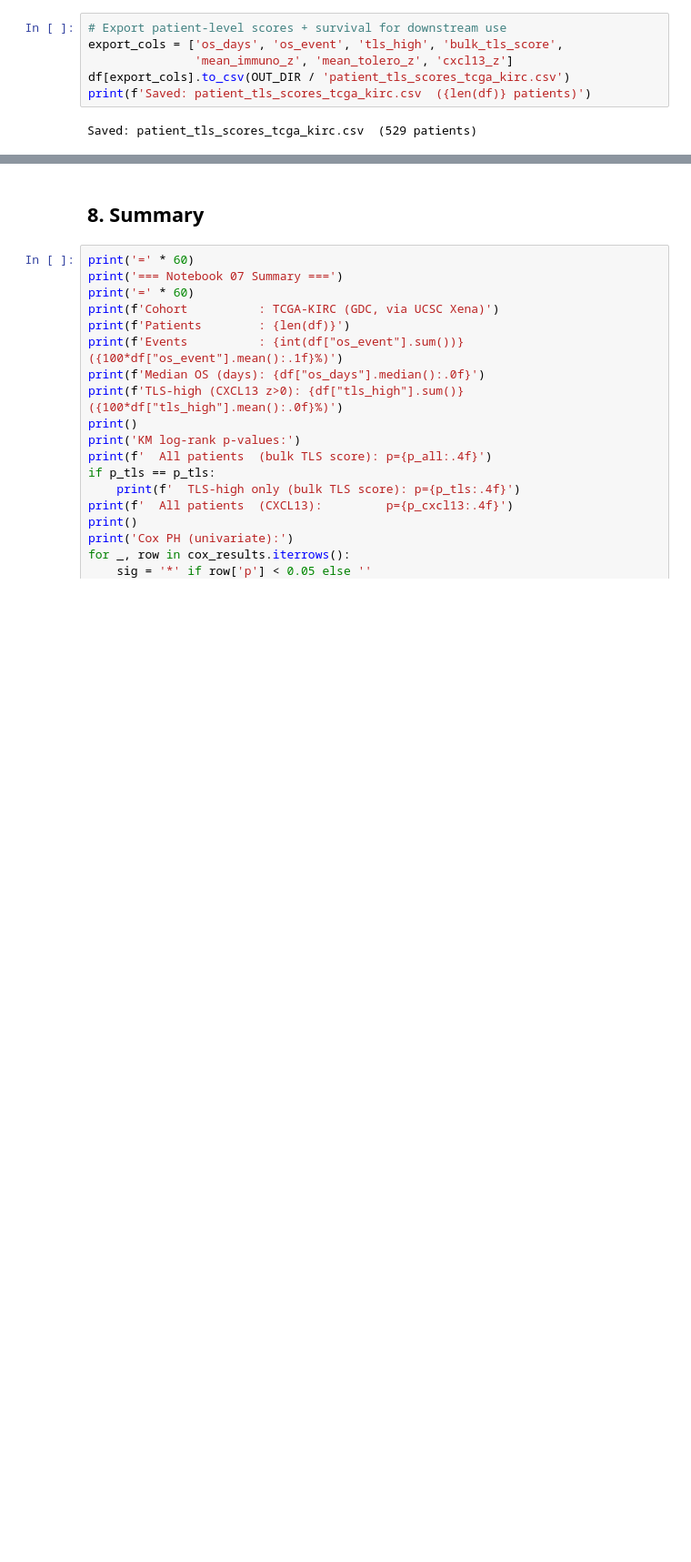
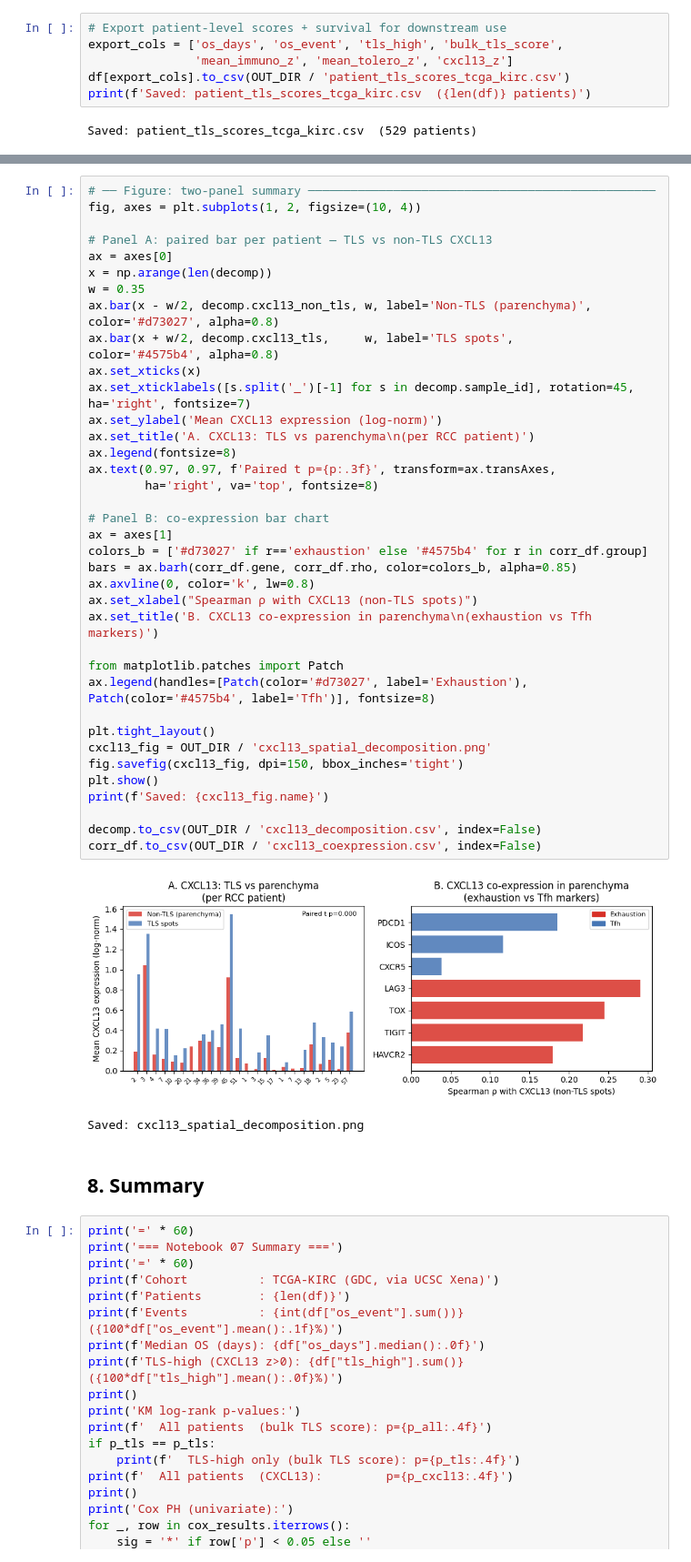
Before and after one commit to gavin-peng/tls_functional_score, a Jupyter notebook: notebooks/07_tcga_kirc_survival.ipynb, the cells around one changed output, grey strips where cells are left out. Shown at 91% size. Cells and saved outputs as stored; diff of their text form; blank space fills up the shorter version.

Commit message:
save nb outputs, add nb07 Spatial CXCL13 Decomposition

```diff
--- a/notebooks/07_tcga_kirc_survival.ipynb
+++ b/notebooks/07_tcga_kirc_survival.ipynb
@@ -428,3 +547,43 @@ Saved: patient_tls_scores_tcga_kirc.csv  (529 patients)
+# %%
+# ── Figure: two-panel summary ─────────────────────────────────────────────────
+fig, axes = plt.subplots(1, 2, figsize=(10, 4))
+
+# Panel A: paired bar per patient — TLS vs non-TLS CXCL13
+ax = axes[0]
+x = np.arange(len(decomp))
+w = 0.35
+ax.bar(x - w/2, decomp.cxcl13_non_tls, w, label='Non-TLS (parenchyma)', color='#d73027', alpha=0.8)
+ax.bar(x + w/2, decomp.cxcl13_tls,     w, label='TLS spots',            color='#4575b4', alpha=0.8)
+ax.set_xticks(x)
+ax.set_xticklabels([s.split('_')[-1] for s in decomp.sample_id], rotation=45, ha='right', fontsize=7)
+ax.set_ylabel('Mean CXCL13 expression (log-norm)')
+ax.set_title('A. CXCL13: TLS vs parenchyma\n(per RCC patient)')
+ax.legend(fontsize=8)
+ax.text(0.97, 0.97, f'Paired t p={p:.3f}', transform=ax.transAxes,
+        ha='right', va='top', fontsize=8)
+
+# Panel B: co-expression bar chart
+ax = axes[1]
+colors_b = ['#d73027' if r=='exhaustion' else '#4575b4' for r in corr_df.group]
+bars = ax.barh(corr_df.gene, corr_df.rho, color=colors_b, alpha=0.85)
+ax.axvline(0, color='k', lw=0.8)
+ax.set_xlabel("Spearman ρ with CXCL13 (non-TLS spots)")
+ax.set_title('B. CXCL13 co-expression in parenchyma\n(exhaustion vs Tfh markers)')
+
+from matplotlib.patches import Patch
+ax.legend(handles=[Patch(color='#d73027', label='Exhaustion'), Patch(color='#4575b4', label='Tfh')], fontsize=8)
+
+plt.tight_layout()
+cxcl13_fig = OUT_DIR / 'cxcl13_spatial_decomposition.png'
+fig.savefig(cxcl13_fig, dpi=150, bbox_inches='tight')
+plt.show()
+print(f'Saved: {cxcl13_fig.name}')
+
+decomp.to_csv(OUT_DIR / 'cxcl13_decomposition.csv', index=False)
+corr_df.to_csv(OUT_DIR / 'cxcl13_coexpression.csv', index=False)
+# %% [output]
+[figure, added]
+Saved: cxcl13_spatial_decomposition.png
 # %% [markdown]
 ## 8. Summary
 # %%
```
Also changed, not shown: parts of 7 cells of this notebook, 13 other files.
